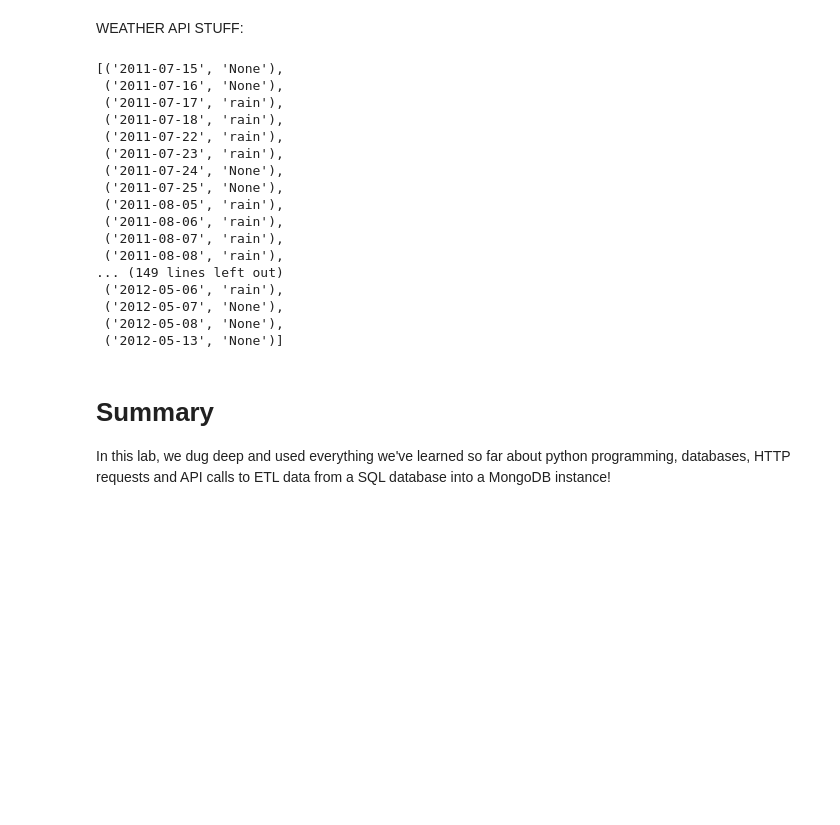
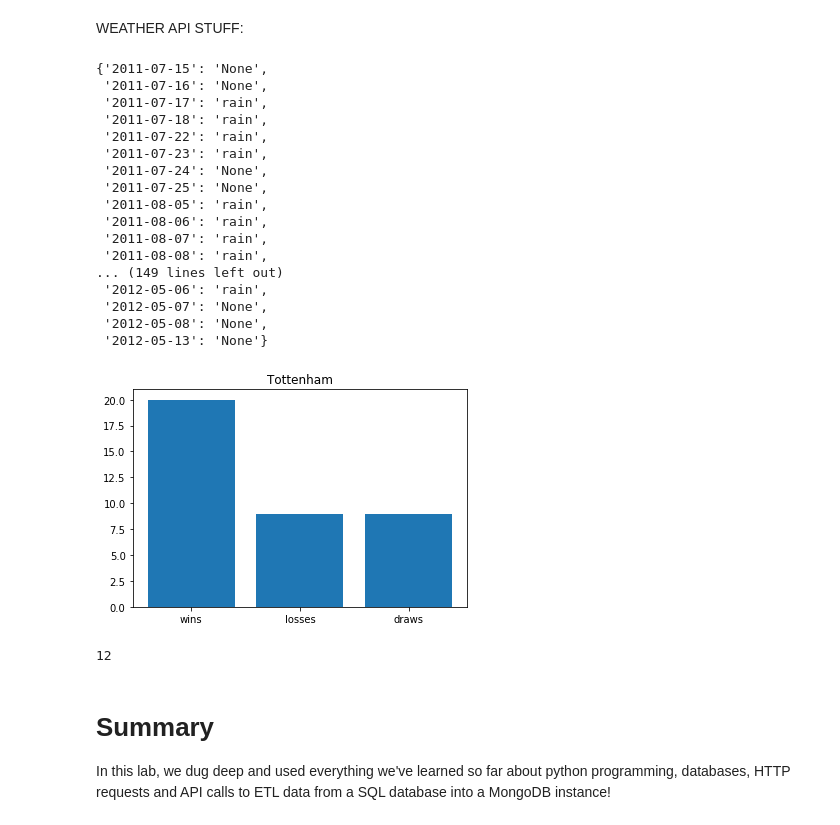
Before and after one commit to DTrimarchi10/dsc-mod-2-lab-online-ds-ft-051319, a Jupyter notebook: index.ipynb, the cells around one changed output. Saved outputs shown, nothing was run; the diff lists cells and outputs as text; code cells hidden in the pictures; blank space fills up the shorter version.

```diff
--- a/index.ipynb
+++ b/index.ipynb
@@ -265,32 +282,58 @@ def dates_location_weather(lat, long, season):
     #Create weather getter object for the specified location
     location_weather_getter = WeatherGetter(lat,long)
     #create a list that will contain our dates and precip type
-    date_weather = []
+    date_weather = {}
     for date in season_dates:
-        date_weather.append(location_weather_getter.get_precipType(date[0]))
+        result = location_weather_getter.get_precipType(date[0])
+        date_weather[result[0]] = result[1]
+        #date_weather.append(location_weather_getter.get_precipType(date[0]))
     #return populated list
     return date_weather
 # %%
 berlin_weather_2011 = dates_location_weather('52.512086', '13.405709', 2011)
 berlin_weather_2011
 # %% [output]
-[('2011-07-15', 'None'),
- ('2011-07-16', 'None'),
- ('2011-07-17', 'rain'),
- ('2011-07-18', 'rain'),
- ('2011-07-22', 'rain'),
- ('2011-07-23', 'rain'),
- ('2011-07-24', 'None'),
- ('2011-07-25', 'None'),
- ('2011-08-05', 'rain'),
- ('2011-08-06', 'rain'),
- ('2011-08-07', 'rain'),
- ('2011-08-08', 'rain'),
+{'2011-07-15': 'None',
+ '2011-07-16': 'None',
+ '2011-07-17': 'rain',
+ '2011-07-18': 'rain',
+ '2011-07-22': 'rain',
+ '2011-07-23': 'rain',
+ '2011-07-24': 'None',
+ '2011-07-25': 'None',
+ '2011-08-05': 'rain',
+ '2011-08-06': 'rain',
+ '2011-08-07': 'rain',
+ '2011-08-08': 'rain',
 ... (149 lines left out)
- ('2012-05-06', 'rain'),
- ('2012-05-07', 'None'),
- ('2012-05-08', 'None'),
- ('2012-05-13', 'None')]
+ '2012-05-06': 'rain',
+ '2012-05-07': 'None',
+ '2012-05-08': 'None',
+ '2012-05-13': 'None'}
+# %%
+def team_stats_maker(year, weather_for_place_in_season):
+    #Get list of team names
+    team_names = c.execute("SELECT Distinct HomeTeam FROM Matches WHERE Season=:year", {"year": year}).fetchall()
+    team_names = [name[0] for name in team_names]
+
+    #Create Team objects
+    teams = []
+    for name in team_names:
+        #create Team object and run functions
+        team = Team(name)
+        team.win_rate_raining(weather_for_place_in_season)
+        team.winloss_histogram()
+        teams.append(team)
+
+    return teams
+# %%
+teams_2011 = team_stats_maker(2011, berlin_weather_2011)
+# %% [output]
+[figure, added]
+# %%
+teams_2011[0].tot_wins
+# %% [output]
+12
 # %%
 class MongoHandler():
     pass
```
Also changed, not shown: parts of 3 cells of this notebook, 56 other files.
